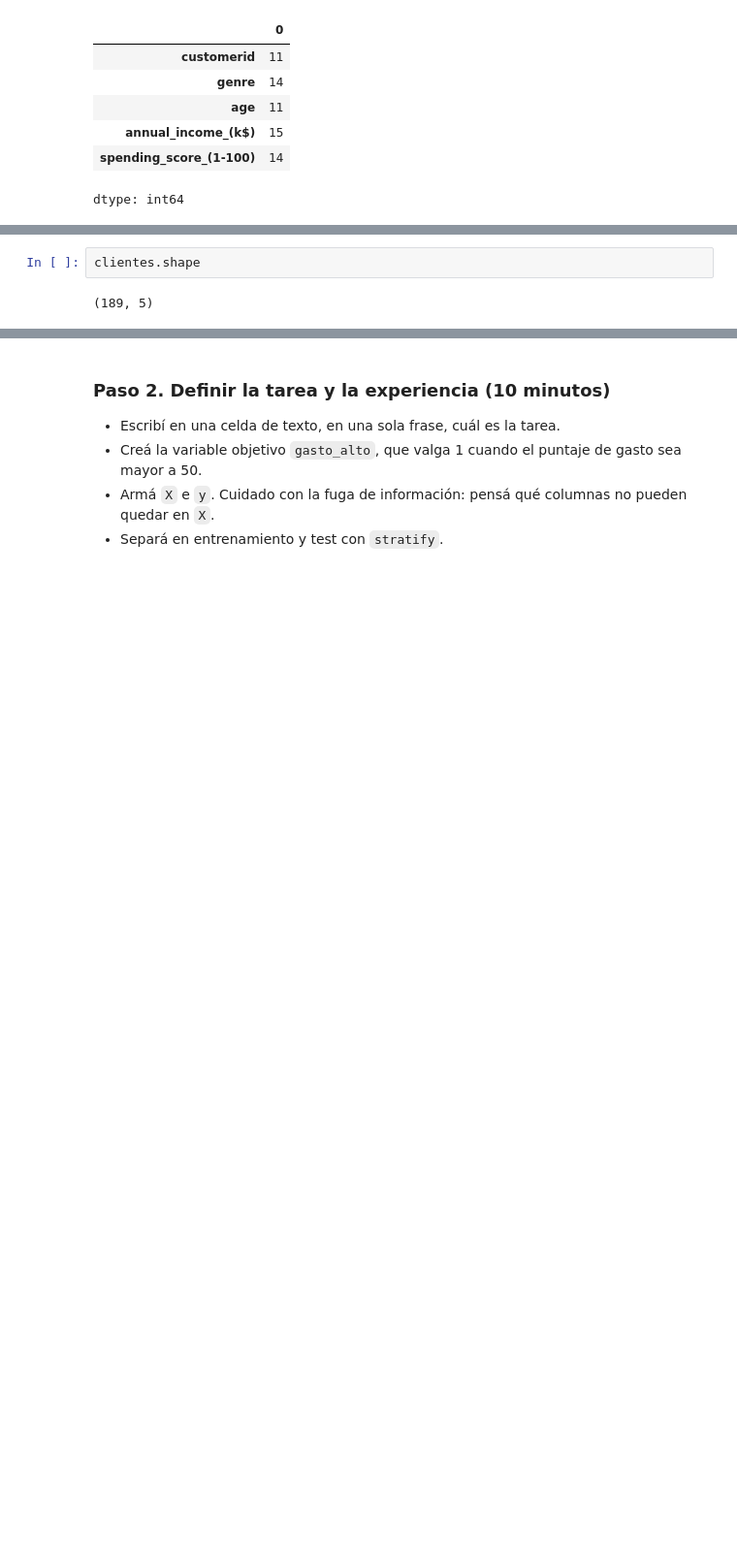
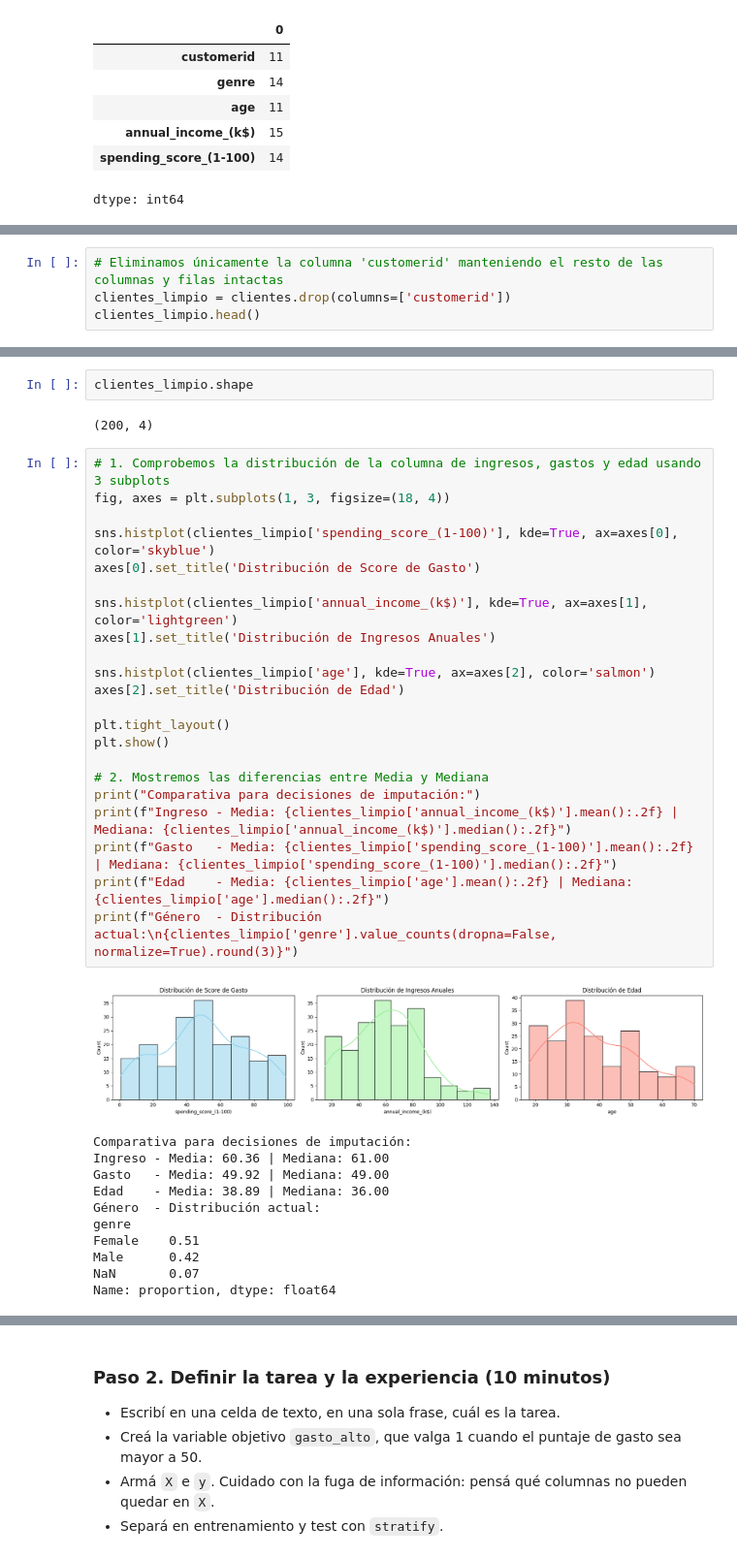
Before and after one commit to EmiiFernandez/actividades_data_sciente_ypf, a Jupyter notebook: notebook/C10_Notebook-14.ipynb, the cells around one changed output, grey strips where cells are left out. Shown at 97% size. Saved outputs shown, nothing was run; the diff lists cells and outputs as text; blank space fills up the shorter version.

```diff
--- a/notebook/C10_Notebook-14.ipynb
+++ b/notebook/C10_Notebook-14.ipynb
@@ -488,0 +498,4 @@ clientes_limpio.head()
+# %%
+# Eliminamos únicamente la columna 'customerid' manteniendo el resto de las columnas y filas intactas
+clientes_limpio = clientes.drop(columns=['customerid'])
+clientes_limpio.head()
@@ -489,4 +509,38 @@ clientes_limpio.head()
 # %%
-clientes.shape
+clientes_limpio.shape
 # %% [output]
-(189, 5)
+(200, 4)
+# %%
+# 1. Comprobemos la distribución de la columna de ingresos, gastos y edad usando 3 subplots
+fig, axes = plt.subplots(1, 3, figsize=(18, 4))
+
+sns.histplot(clientes_limpio['spending_score_(1-100)'], kde=True, ax=axes[0], color='skyblue')
+axes[0].set_title('Distribución de Score de Gasto')
+
+sns.histplot(clientes_limpio['annual_income_(k$)'], kde=True, ax=axes[1], color='lightgreen')
+axes[1].set_title('Distribución de Ingresos Anuales')
+
+sns.histplot(clientes_limpio['age'], kde=True, ax=axes[2], color='salmon')
+axes[2].set_title('Distribución de Edad')
+
+plt.tight_layout()
+plt.show()
+
+# 2. Mostremos las diferencias entre Media y Mediana
+print("Comparativa para decisiones de imputación:")
+print(f"Ingreso - Media: {clientes_limpio['annual_income_(k$)'].mean():.2f} | Mediana: {clientes_limpio['annual_income_(k$)'].median():.2f}")
+print(f"Gasto   - Media: {clientes_limpio['spending_score_(1-100)'].mean():.2f} | Mediana: {clientes_limpio['spending_score_(1-100)'].median():.2f}")
+print(f"Edad    - Media: {clientes_limpio['age'].mean():.2f} | Mediana: {clientes_limpio['age'].median():.2f}")
+print(f"Género  - Distribución actual:\n{clientes_limpio['genre'].value_counts(dropna=False, normalize=True).round(3)}")
+# %% [output]
+[figure, added]
+Comparativa para decisiones de imputación:
+Ingreso - Media: 60.36 | Mediana: 61.00
+Gasto   - Media: 49.92 | Mediana: 49.00
+Edad    - Media: 38.89 | Mediana: 36.00
+Género  - Distribución actual:
+genre
+Female    0.51
+Male      0.42
+NaN       0.07
+Name: proportion, dtype: float64
```
Also changed, not shown: parts of 25 cells of this notebook.
